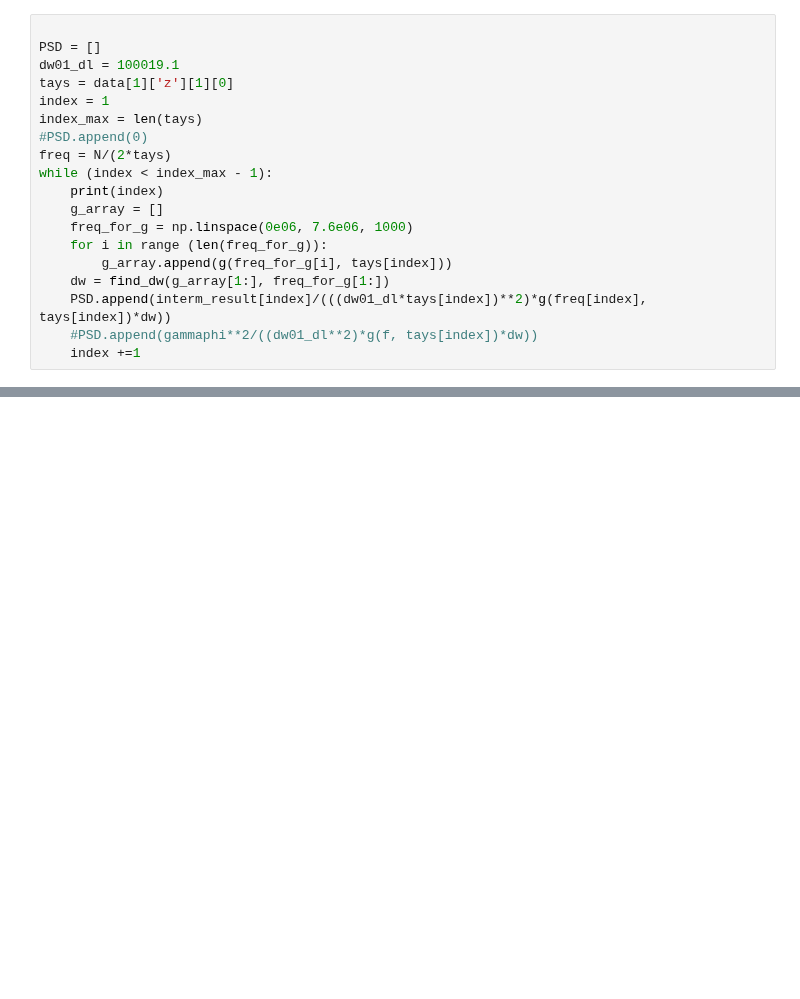
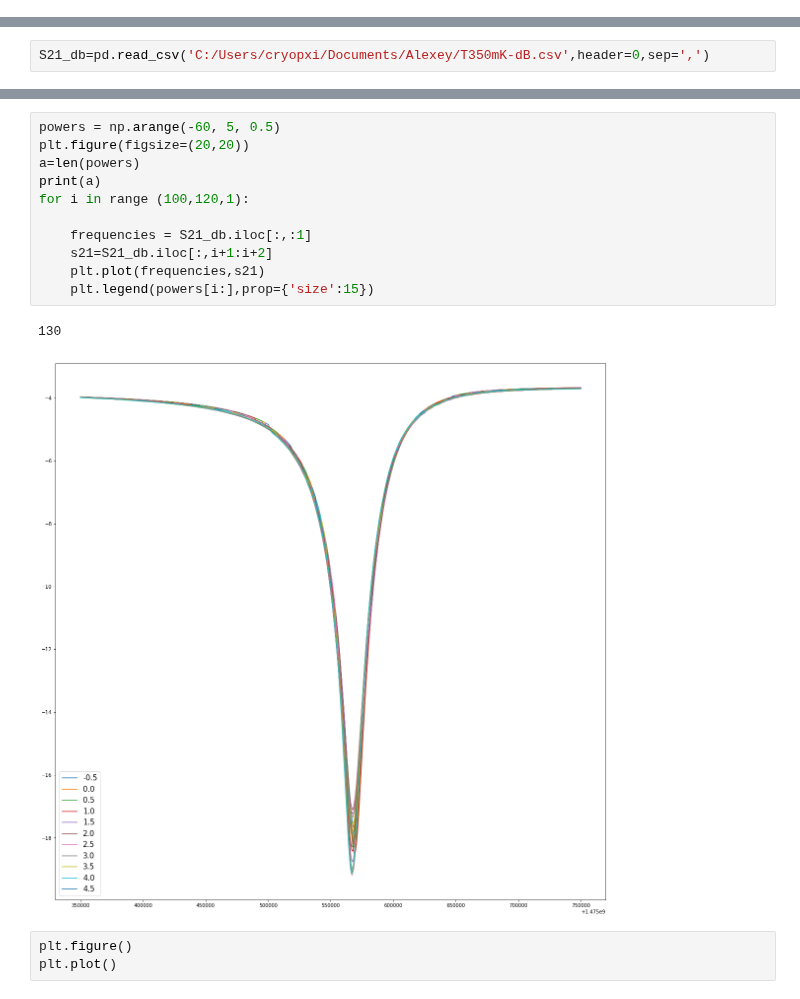
Before and after one commit to ooovector/qsweepy-notebooks, a Jupyter notebook: Untitled.ipynb, the cells around one changed output, grey strips where cells are left out. Saved outputs shown, nothing was run; the diff lists cells and outputs as text; blank space fills up the shorter version.

```diff
--- a/Untitled.ipynb
+++ b/Untitled.ipynb
@@ -231,19 +0,0 @@ plt.plot((freq[2:]/1e06).tolist() + (freq_count[1:]/1e06).tolist(), q1 + q2, mar
-# %%
-
-PSD = []
-dw01_dl = 100019.1
-tays = data[1]['z'][1][0]
-index = 1
-index_max = len(tays)
-#PSD.append(0)
-freq = N/(2*tays)
-while (index < index_max - 1):
-    print(index)
-    g_array = []
-    freq_for_g = np.linspace(0e06, 7.6e06, 1000)
-    for i in range (len(freq_for_g)):
-        g_array.append(g(freq_for_g[i], tays[index]))
-    dw = find_dw(g_array[1:], freq_for_g[1:])
-    PSD.append(interm_result[index]/(((dw01_dl*tays[index])**2)*g(freq[index], tays[index])*dw))
-    #PSD.append(gammaphi**2/((dw01_dl**2)*g(f, tays[index])*dw))
-    index +=1
@@ -282,0 +6,2 @@ q
+# %%
+S21_db=pd.read_csv('C:/Users/cryopxi/Documents/Alexey/T350mK-dB.csv',header=0,sep=',')
@@ -282,0 +18,17 @@ q
+# %%
+powers = np.arange(-60, 5, 0.5)
+plt.figure(figsize=(20,20))
+a=len(powers)
+print(a)
+for i in range (100,120,1):
+
+    frequencies = S21_db.iloc[:,:1]
+    s21=S21_db.iloc[:,i+1:i+2]
+    plt.plot(frequencies,s21)
+    plt.legend(powers[i:],prop={'size':15})
+# %% [output]
+130
+[figure, added]
+# %%
+plt.figure()
+plt.plot()
```
Also changed, not shown: parts of 36 cells of this notebook, 29 other files.
